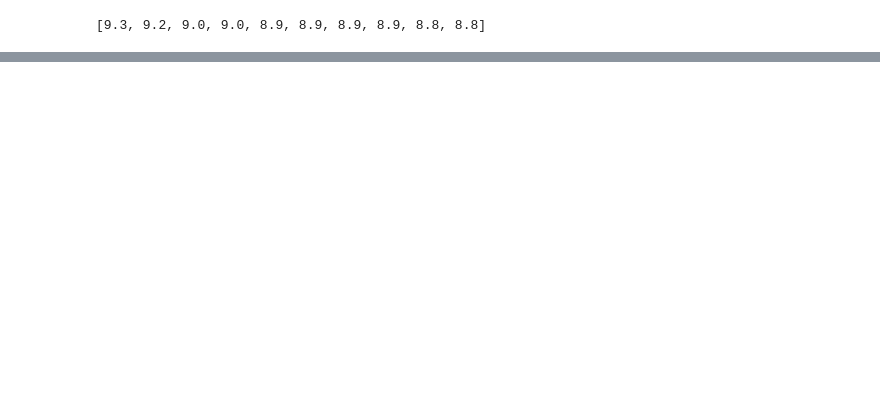
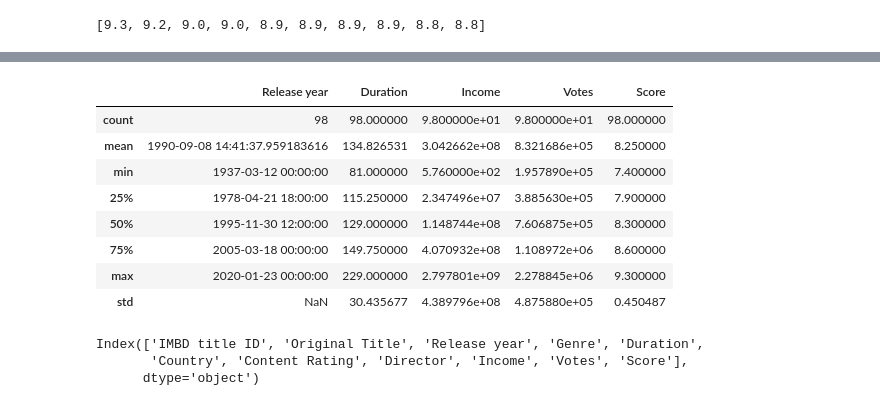
Before and after one commit to Sreesanth-e/EDA, a Jupyter notebook: IMDB/IMDB_EDA.ipynb, the cells around one changed output, grey strips where cells are left out. Saved outputs shown, nothing was run; the diff lists cells and outputs as text; code cells hidden in the pictures; blank space fills up the shorter version.

```diff
--- a/IMDB/IMDB_EDA.ipynb
+++ b/IMDB/IMDB_EDA.ipynb
@@ -876,0 +912,18 @@ df['Score'].head(10).tolist()
+# %%
+df.describe()
+# %% [output]
+|  | Release year | Duration | Income | Votes | Score |
+| count | 98 | 98.000000 | 9.800000e+01 | 9.800000e+01 | 98.000000 |
+| mean | 1990-09-08 14:41:37.959183616 | 134.826531 | 3.042662e+08 | 8.321686e+05 | 8.250000 |
+| min | 1937-03-12 00:00:00 | 81.000000 | 5.760000e+02 | 1.957890e+05 | 7.400000 |
+| 25% | 1978-04-21 18:00:00 | 115.250000 | 2.347496e+07 | 3.885630e+05 | 7.900000 |
+| 50% | 1995-11-30 12:00:00 | 129.000000 | 1.148744e+08 | 7.606875e+05 | 8.300000 |
+| 75% | 2005-03-18 00:00:00 | 149.750000 | 4.070932e+08 | 1.108972e+06 | 8.600000 |
+| max | 2020-01-23 00:00:00 | 229.000000 | 2.797801e+09 | 2.278845e+06 | 9.300000 |
+| std | NaN | 30.435677 | 4.389796e+08 | 4.875880e+05 | 0.450487 |
+# %%
+df.columns
+# %% [output]
+Index(['IMBD title ID', 'Original Title', 'Release year', 'Genre', 'Duration',
+       'Country', 'Content Rating', 'Director', 'Income', 'Votes', 'Score'],
+      dtype='object')
```
Also changed, not shown: parts of 17 cells of this notebook, 2 other files.
